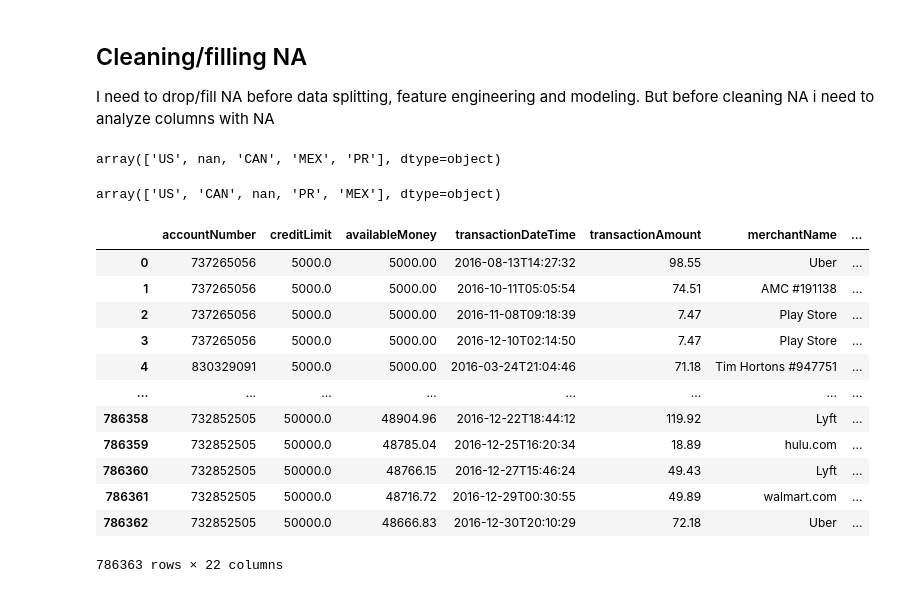
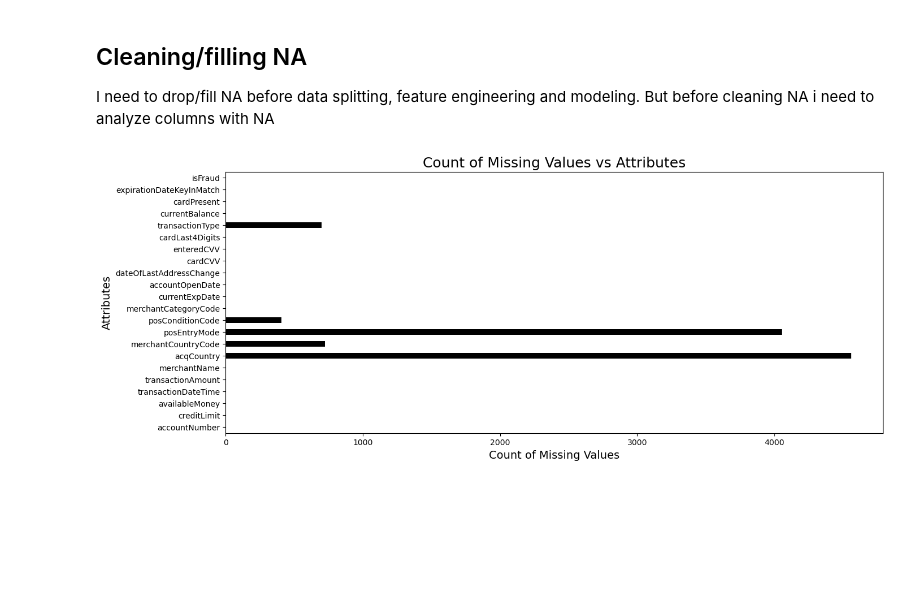
Before and after one commit to Illidan777/FTF-detector, a Jupyter notebook: data_preprocessing/Finance_Transaction_Fraud_detector.ipynb, the cells around one changed output. Saved outputs shown, nothing was run; the diff lists cells and outputs as text; code cells hidden in the pictures; blank space fills up the shorter version.

Commit message:
added visualization (na, categorical features);

```diff
--- a/data_preprocessing/Finance_Transaction_Fraud_detector.ipynb
+++ b/data_preprocessing/Finance_Transaction_Fraud_detector.ipynb
@@ -8,7 +10,7 @@ import numpy as np
 # Read data
 # %%
 # Reading text from txt file
-with open('../data/transactions.txt') as txt_file:
+with open('../data/origin/transactions.txt') as txt_file:
     lines = txt_file.readlines()
 
 # Text in text file was in JSON format
@@ -211,27 +213,14 @@ There are no duplicates in this dataset!
 # %% [markdown]
 ## Cleaning/filling NA
 I need to drop/fill NA before data splitting, feature engineering and modeling. But before cleaning NA i need to analyze columns with NA
-# %%
-df.acqCountry.unique()
-# %% [output]
-array(['US', nan, 'CAN', 'MEX', 'PR'], dtype=object)
-# %%
-df.merchantCountryCode.unique()
-# %% [output]
-array(['US', 'CAN', nan, 'PR', 'MEX'], dtype=object)
-# %%
-df
-# %% [output]
-|  | accountNumber | creditLimit | availableMoney | transactionDateTime | transactionAmount | merchantName | ... |
-| 0 | 737265056 | 5000.0 | 5000.00 | 2016-08-13T14:27:32 | 98.55 | Uber | ... |
-| 1 | 737265056 | 5000.0 | 5000.00 | 2016-10-11T05:05:54 | 74.51 | AMC #191138 | ... |
-| 2 | 737265056 | 5000.0 | 5000.00 | 2016-11-08T09:18:39 | 7.47 | Play Store | ... |
-| 3 | 737265056 | 5000.0 | 5000.00 | 2016-12-10T02:14:50 | 7.47 | Play Store | ... |
-| 4 | 830329091 | 5000.0 | 5000.00 | 2016-03-24T21:04:46 | 71.18 | Tim Hortons #947751 | ... |
-| ... | ... | ... | ... | ... | ... | ... | ... |
-| 786358 | 732852505 | 50000.0 | 48904.96 | 2016-12-22T18:44:12 | 119.92 | Lyft | ... |
-| 786359 | 732852505 | 50000.0 | 48785.04 | 2016-12-25T16:20:34 | 18.89 | hulu.com | ... |
-| 786360 | 732852505 | 50000.0 | 48766.15 | 2016-12-27T15:46:24 | 49.43 | Lyft | ... |
-| 786361 | 732852505 | 50000.0 | 48716.72 | 2016-12-29T00:30:55 | 49.89 | walmart.com | ... |
-| 786362 | 732852505 | 50000.0 | 48666.83 | 2016-12-30T20:10:29 | 72.18 | Uber | ... |
-786363 rows × 22 columns
+# %%
+# Visualize null values
+
+plt.figure(figsize=(15,6))
+df.isnull().sum().plot(kind = 'barh', color='black')
+plt.xlabel('Count of Missing Values', fontsize=14)
+plt.ylabel('Attributes', fontsize=14)
+plt.title('Count of Missing Values vs Attributes', fontsize=18)
+plt.show()
+# %% [output]
+[figure, added]
```
Also changed, not shown: parts of 8 cells of this notebook.
